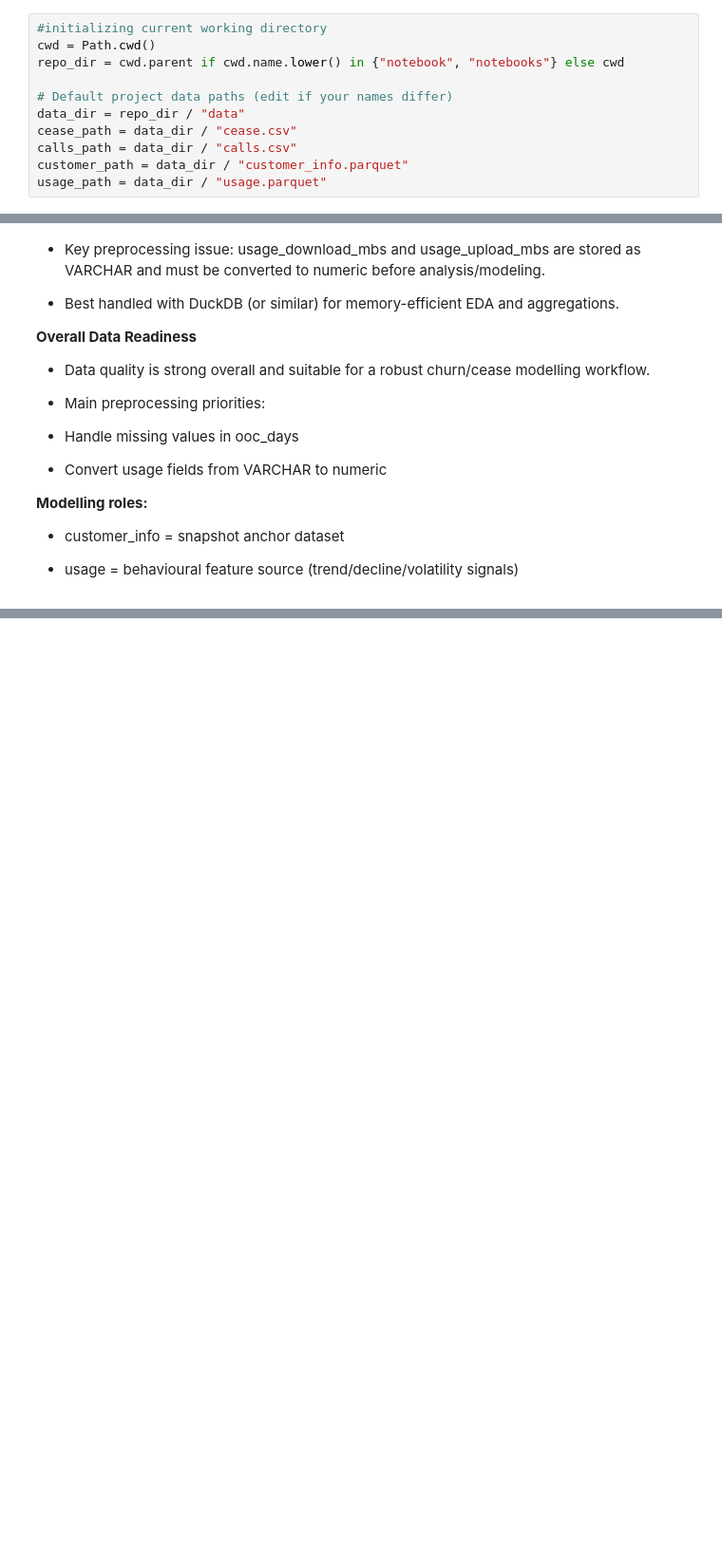
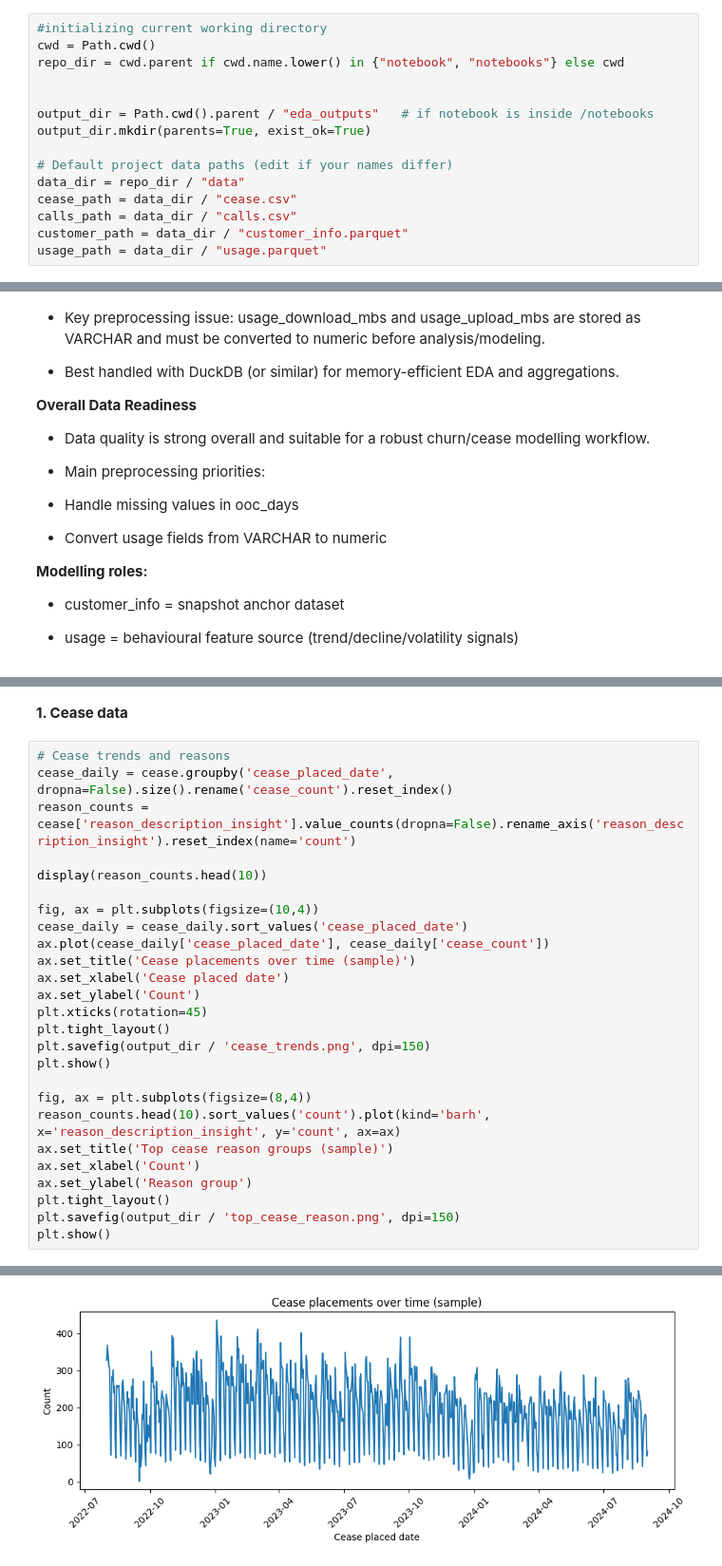
Before and after one commit to David-gbenga/Telecom_Churn_Prediction, a Jupyter notebook: Notebooks/01_eda.ipynb, the cells around one changed output, grey strips where cells are left out. Shown at 95% size. Drawn from its saved outputs; the diff is of its cells as text; blank space fills up the shorter version.

Commit message:
individual data EDA and business relevant pattern insights

```diff
--- a/Notebooks/01_eda.ipynb
+++ b/Notebooks/01_eda.ipynb
@@ -142,6 +142,10 @@ Parquet preview:
 #initializing current working directory
 cwd = Path.cwd()
 repo_dir = cwd.parent if cwd.name.lower() in {"notebook", "notebooks"} else cwd
+
+
+output_dir = Path.cwd().parent / "eda_outputs"   # if notebook is inside /notebooks
+output_dir.mkdir(parents=True, exist_ok=True)
 
 # Default project data paths (edit if your names differ)
 data_dir = repo_dir / "data"
@@ -419,0 +509,29 @@ Key Observations
+# %% [markdown]
+<b> 1. Cease data </b>
+# %%
+# Cease trends and reasons
+cease_daily = cease.groupby('cease_placed_date', dropna=False).size().rename('cease_count').reset_index()
+reason_counts = cease['reason_description_insight'].value_counts(dropna=False).rename_axis('reason_description_insight').reset_index(name='count')
+
+display(reason_counts.head(10))
+
+fig, ax = plt.subplots(figsize=(10,4))
+cease_daily = cease_daily.sort_values('cease_placed_date')
+ax.plot(cease_daily['cease_placed_date'], cease_daily['cease_count'])
+ax.set_title('Cease placements over time (sample)')
+ax.set_xlabel('Cease placed date')
+ax.set_ylabel('Count')
+plt.xticks(rotation=45)
+plt.tight_layout()
+plt.savefig(output_dir / 'cease_trends.png', dpi=150)
+plt.show()
+
+fig, ax = plt.subplots(figsize=(8,4))
+reason_counts.head(10).sort_values('count').plot(kind='barh', x='reason_description_insight', y='count', ax=ax)
+ax.set_title('Top cease reason groups (sample)')
+ax.set_xlabel('Count')
+ax.set_ylabel('Reason group')
+plt.tight_layout()
+plt.savefig(output_dir / 'top_cease_reason.png', dpi=150)
+plt.show()
+# %% [output]
@@ -419,0 +549 @@ Key Observations
+[figure, added]
```
Also changed, not shown: parts of 15 cells of this notebook, 3 other files.
